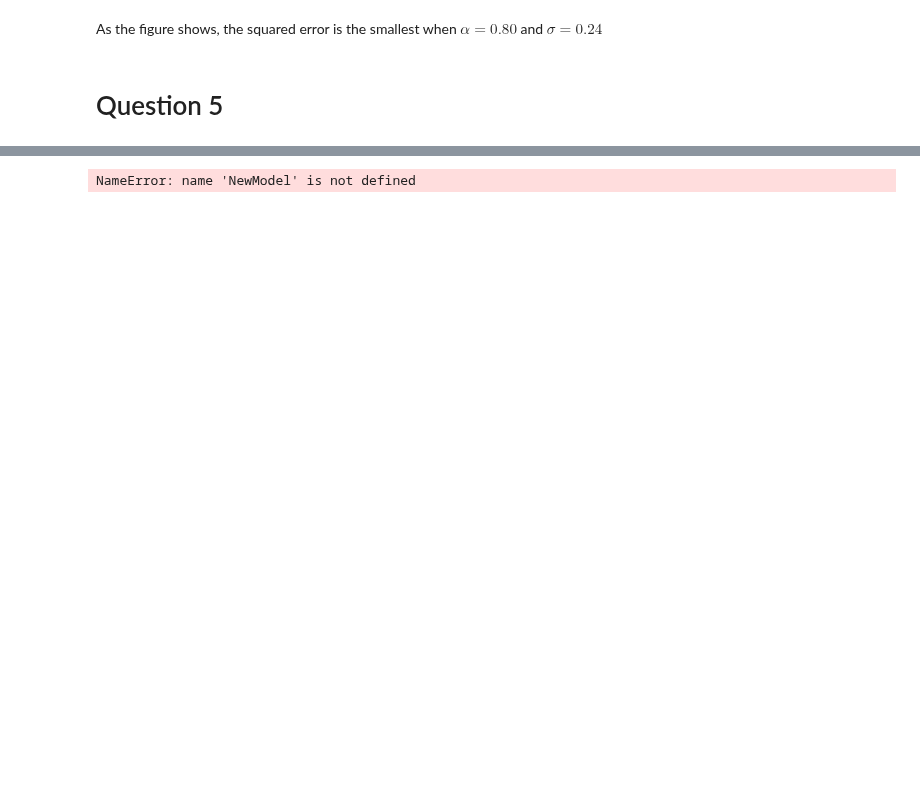
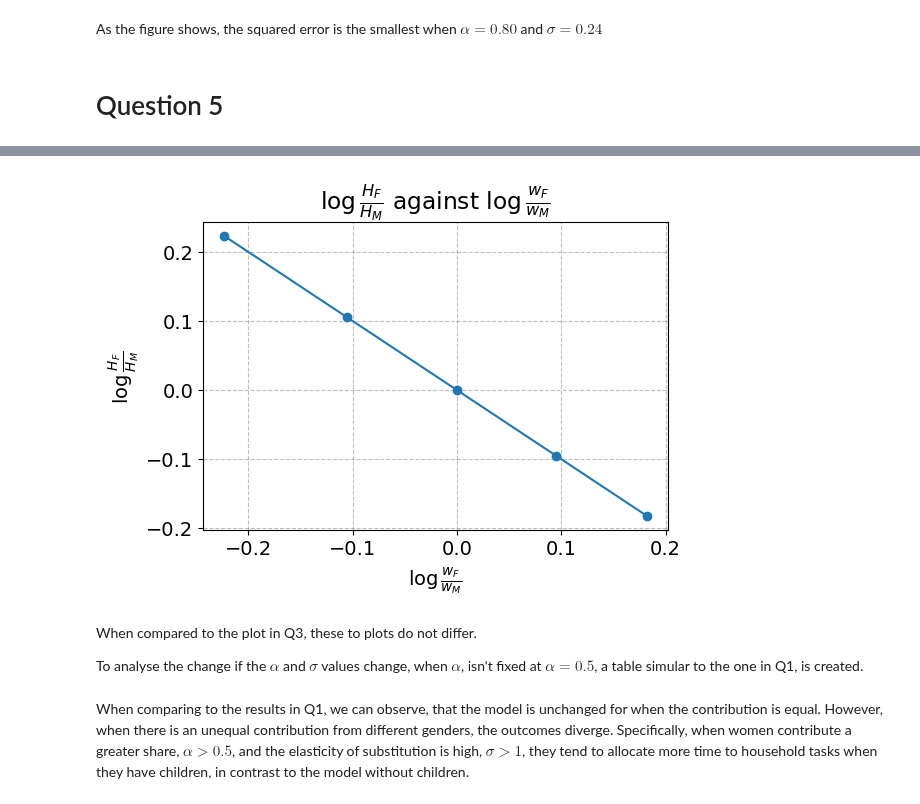
Before and after one commit to NumEconCopenhagen/projects-2023-frederikke-x2-og-sofie, a Jupyter notebook: inauguralproject/inauguralproject.ipynb, the cells around one changed output, grey strips where cells are left out. Saved outputs shown, nothing was run; the diff lists cells and outputs as text; code cells hidden in the pictures; blank space fills up the shorter version.

```diff
--- a/inauguralproject/inauguralproject.ipynb
+++ b/inauguralproject/inauguralproject.ipynb
@@ -245,41 +251,45 @@ As the figure shows, the squared error is the smallest when $\alpha = 0.80$ and
 # %%
-model5 = NewModel()
+#The model is imported:
+model5 = NewModelQ5()
 
 alpha = 0.5
 sigma = 1
-wF_list = [0.8, 0.9, 1.0, 1.1, 1.2]
+wF_l = [0.8, 0.9, 1.0, 1.1, 1.2]
 gamma = 1
 delta = 1.0
-N = 1
+N = 1 #The number of children is set to 1
 
 
-# Create a single figure
+# Creating a figure
 fig, ax = plt.subplots(figsize=(6, 4))
 
-results_list = []
-for wF in wF_list:
-    # Modify the values of alpha, sigma, and wF in the model
+results_l = [] #Create an empty list, for the results
+for wF in wF_l:
+    # Modifies the values of alpha, sigma, and wF in the model
     model5.par.alpha = alpha
     model5.par.sigma = sigma
     model5.par.wF = wF
 
-    # Solve the model
+    # The model is solved
     results = model5.solve()
     ratio = np.log(results.HF / results.HM)
 
-    results_list.append((alpha, sigma, wF, ratio))
+    results_l.append((alpha, sigma, wF, ratio))
 
-# Plot the results in the figure
-wF_arr, ratio_arr = zip(*[r[2:] for r in results_list])
-ax.plot(np.log(np.array(wF_arr)/model5.par.wM), ratio_arr, marker='o', label=f'$\\sigma={sigma}$')
+# The results are plotted into the figure
+wF_q5, ratio_q5 = zip(*[r[2:] for r in results_l])
+ax.plot(np.log(np.array(wF_q5)/model5.par.wM), ratio_q5, marker='o', label=f'$\\sigma={sigma}$')
 
-# Set the title and axis labels for the figure
+# The figure is setup
 ax.set_title(r'$\log\frac{H_F}{H_M}$ against $\log\frac{w_F}{w_M}$')
 ax.set_xlabel('$\\log\\frac{w_F}{w_M}$')
 ax.set_ylabel('$\\log\\frac{H_F}{H_M}$')
 
 # Adjust the layout and spacing of the figure
-plt.tight_layout()
 plt.show()
 # %% [output]
-NameError: name 'NewModel' is not defined
+[figure, added]
+# %% [markdown]
+When compared to the plot in Q3, these to plots do not differ.
+
+To analyse the change if the $\alpha$ and $\sigma$ values change, when $\alpha$, isn't fixed at $\alpha=0.5$, a table simular to the one in Q1, is created.
@@ -285,0 +316,2 @@ NameError: name 'NewModel' is not defined
+# %% [markdown]
+When comparing to the results in Q1, we can observe, that the model is unchanged for when the contribution is equal. However, when there is an unequal contribution from different genders, the outcomes diverge. Specifically, when women contribute a greater share, $\alpha>0.5$, and the elasticity of substitution is high, $\sigma>1$, they tend to allocate more time to household tasks when they have children, in contrast to the model without children.
```
Also changed, not shown: parts of 7 cells of this notebook, 1 other file.
